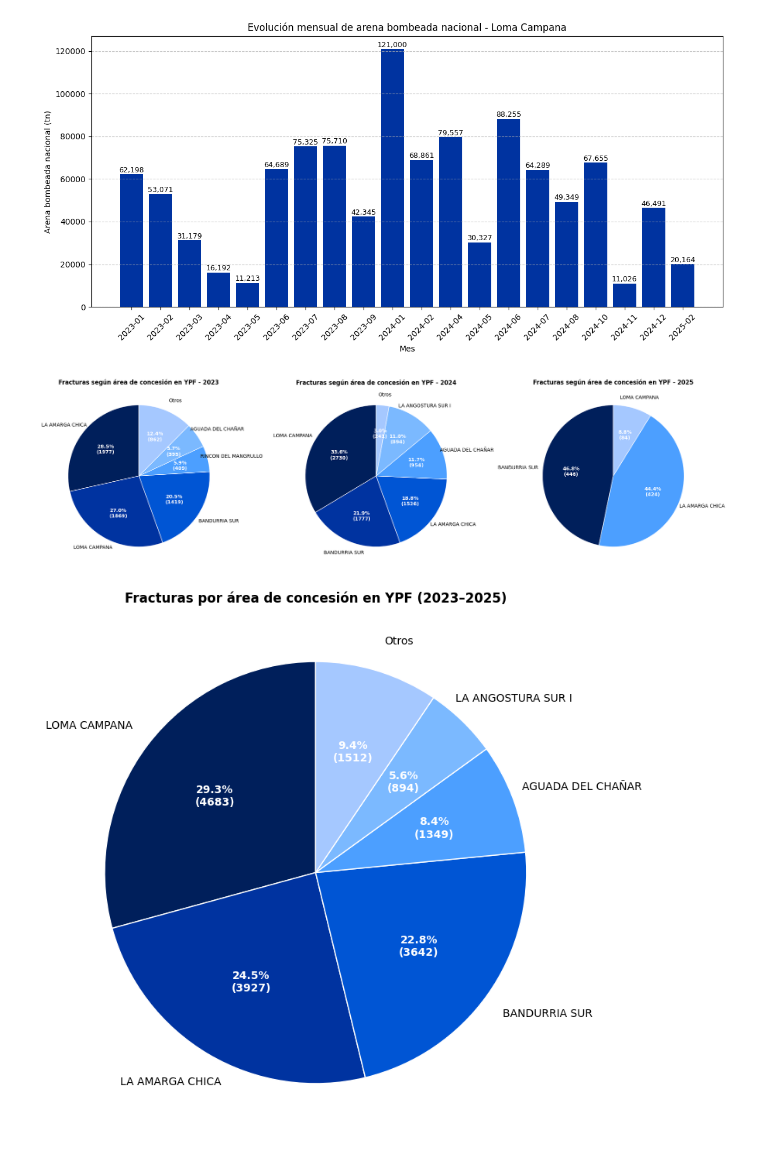
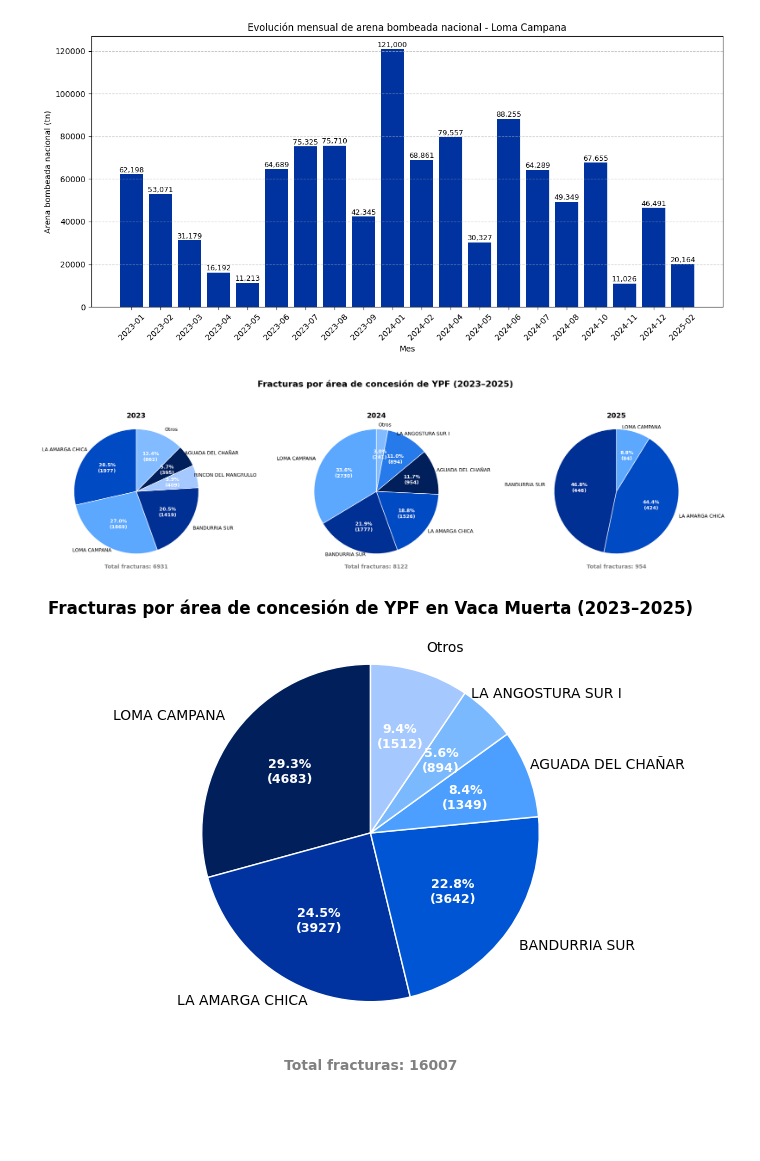
Before and after one commit to antonellafontanetto/Etapas-Fracturadas---YPF, a Jupyter notebook: Etapas_Fracturadas_de_YPF.ipynb, the cells around one changed output. Cells and saved outputs as stored; diff of their text form; code cells hidden in the pictures; blank space fills up the shorter version.

```diff
--- a/Etapas_Fracturadas_de_YPF.ipynb
+++ b/Etapas_Fracturadas_de_YPF.ipynb
@@ -433,6 +433,7 @@ años_filtrados = [2023, 2024, 2025]
 
 grouped = ef_ypf.groupby(['Año', 'Área permiso concesión'])['Cantidad fracturas'].sum().reset_index()
 grouped = grouped[grouped['Año'].isin(años_filtrados)]
+
 
 # Función para obtener top 5 + Otros
 def top5_mas_otros(df):
@@ -445,6 +446,22 @@ def top5_mas_otros(df):
         top5 = pd.concat([top5, otros_df], ignore_index=True)
     return top5.set_index('Área permiso concesión')['Cantidad fracturas']
 
+# Obtener conjunto de todas las áreas que aparecen en los top 5 + Otros
+todas_areas = set()
+for year in años_filtrados:
+    df_year = grouped[grouped['Año'] == year]
+    series = top5_mas_otros(df_year)
+    todas_areas.update(series.index)
+
+# Ordenar las áreas para que el mapeo sea reproducible
+todas_areas = sorted(todas_areas)
+
+# Crear paleta de colores extendida según cantidad de áreas únicas
+cmap = mpl.colors.LinearSegmentedColormap.from_list('ypf_grad', semillas, N=len(todas_areas))
+
+# Asignar un color único a cada área
+colores_areas = {area: mpl.colors.rgb2hex(cmap(i / (len(todas_areas) - 1))) for i, area in enumerate(todas_areas)}
+
 # Crear diccionario con Series para cada año con top 5 + otros
 data_por_ano = {}
 for year in años_filtrados:
@@ -455,36 +472,43 @@ for year in años_filtrados:
 semillas = ['#001F5B', '#0033A0', '#0055D4', '#4C9FFF', '#7BB9FF', '#A5C8FF']
 cmap = mpl.colors.LinearSegmentedColormap.from_list('ypf_grad', semillas, N=6)
 
-fig, axs = plt.subplots(1, 3, figsize=(20, 6))
+fig, axs = plt.subplots(1, 3, figsize=(18, 5))
 
 for ax, (year, series) in zip(axs, data_por_ano.items()):
-    colors = [mpl.colors.rgb2hex(cmap(i)) for i in np.linspace(0, 1, len(series))]
+    colors = [colores_areas[area] for area in series.index]
     wedges, _, autotexts = ax.pie(
         series,
         labels=None,
         startangle=90,
         colors=colors,
+        radius=1.35,  # valor mayor a 1 agranda la torta
         wedgeprops={'edgecolor': 'white', 'linewidth': 1},
         autopct=lambda p: f'{p:.1f}%\n({p*series.sum()/100:.0f})',
-        textprops={'color': 'white', 'fontsize': 10, 'weight': 'bold'}
+        textprops={'color': 'white', 'fontsize': 9, 'weight': 'bold'}
     )
 
     for i, wedge in enumerate(wedges):
         ang = (wedge.theta2 + wedge.theta1) / 2
-        x = np.cos(np.deg2rad(ang)) * 1.35
-        y = np.sin(np.deg2rad(ang)) * 1.15
+        x = np.cos(np.deg2rad(ang)) * 1.99
+        y = np.sin(np.deg2rad(ang)) * 1.45
         ax.text(
             x, y,
             series.index[i],
             ha='center', va='center',
-            fontsize=10, color='black'
+            fontsize=9, color='black'
         )
-    ax.set_title(f'Fracturas según área de concesión en YPF - {year}', fontweight='bold')
+    ax.set_title(f'{year}', fontsize=13, fontweight='bold', pad=30)
+    ax.text(0.5, -0.15, f'Total fracturas: {series.sum()}', ha='center', va='center',
+        transform=ax.transAxes, fontsize=10,fontweight='bold', color='gray')
+
+
+
+fig.suptitle('Fracturas por área de concesión de YPF (2023–2025)', fontsize=16, fontweight='bold', y=1.05)
 
 plt.tight_layout()
 plt.show()
 # %% [output]
-[figure, old version]
+[figure, new version]
 # %%
 # 1) Filtrar años de interés (2023-2025)
 años_filtrados = [2023, 2024, 2025]
@@ -506,35 +530,40 @@ if otros > 0:
 else:
     totales_plot = top5        # por si solo hay 5 áreas
 
 # 4) Paleta degradé azul YPF (6 pasos posibles)
 semillas = ['#001F5B', '#0033A0', '#0055D4', '#4C9FFF', '#7BB9FF', '#A5C8FF']
 cmap = mpl.colors.LinearSegmentedColormap.from_list('ypf_grad', semillas, N=len(totales_plot))
 colors = [mpl.colors.rgb2hex(cmap(i)) for i in np.linspace(0, 1, len(totales_plot))]
 
 # 5) Graficar la única torta
-fig, ax = plt.subplots(figsize=(8, 8))
+fig, ax = plt.subplots(figsize=(6, 6))
 
 wedges, _, _ = ax.pie(
     totales_plot,
     labels=None,
     startangle=90,
     colors=colors,
     wedgeprops={'edgecolor': 'white', 'linewidth': 1},
     autopct=lambda p: f'{p:.1f}%\n({p*totales_plot.sum()/100:.0f})',
-    textprops={'color': 'white', 'fontsize': 10, 'weight': 'bold'}
+    textprops={'color': 'white', 'fontsize': 9, 'weight': 'bold'}
 )
 
 # Nombres afuera con líneas guía (opcional)
 from matplotlib.patches import ConnectionPatch
 for i, wedge in enumerate(wedges):
     ang = (wedge.theta2 + wedge.theta1) / 2
     x, y = np.cos(np.deg2rad(ang)), np.sin(np.deg2rad(ang))
-    tx, ty = x*1.35, y*1.15             # posición del texto
+    tx, ty = x*1.50, y*1.15             # posición del texto
     ax.text(tx, ty, totales_plot.index[i],
             ha='center', va='center', fontsize=10, color='black')
 
-ax.set_title('Fracturas por área de concesión en YPF (2023–2025)', fontweight='bold')
+ax.set_title('Fracturas por área de concesión de YPF en Vaca Muerta (2023–2025)', fontweight='bold')
+ax.text(0.5, -0.05, f'Total fracturas: {totales_plot.sum()}', ha='center', va='center',
+        transform=ax.transAxes, fontsize=10, fontweight='bold', color='gray')
+
+#
+
 plt.tight_layout()
 plt.show()
 # %% [output]
-[figure, old version]
+[figure, new version]
```
